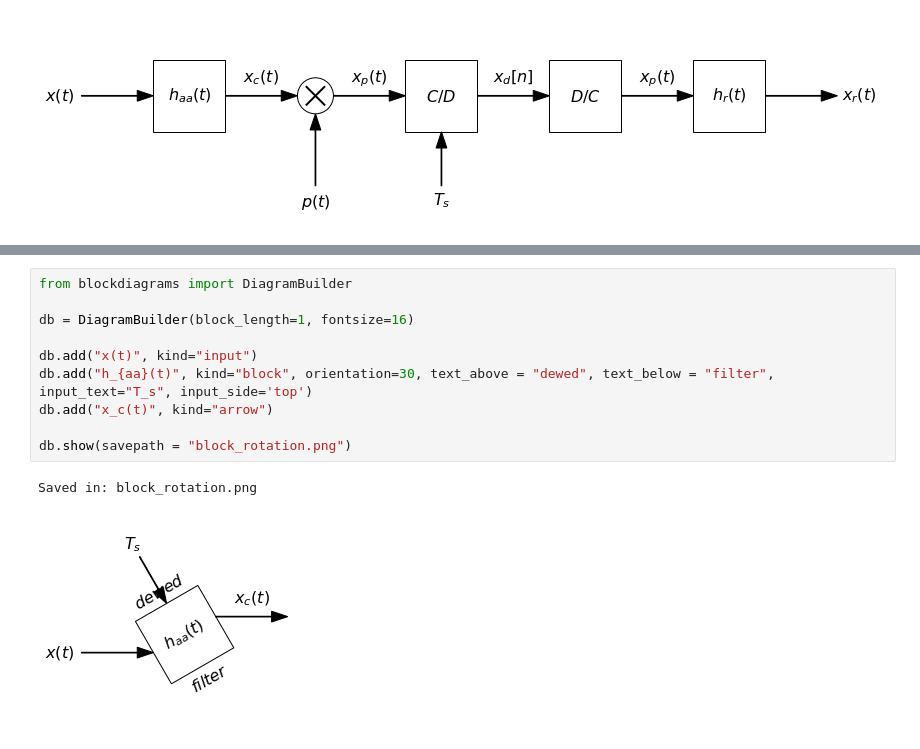
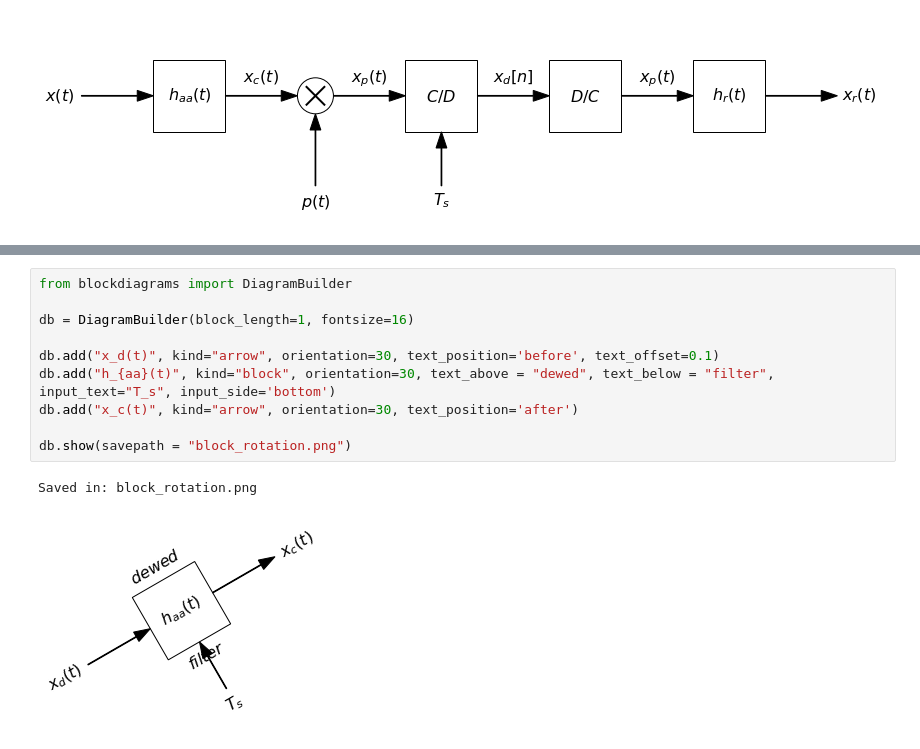
Before and after one commit to miguelmartfern/BlockDiagrams, a Jupyter notebook: diag_examples.ipynb, the cells around one changed output, grey strips where cells are left out. Saved outputs shown, nothing was run; the diff lists cells and outputs as text.

```diff
--- a/diag_examples.ipynb
+++ b/diag_examples.ipynb
@@ -97,13 +97,13 @@ Saved in: diag3.png
 # %%
 from blockdiagrams import DiagramBuilder
 
 db = DiagramBuilder(block_length=1, fontsize=16)
 
-db.add("x(t)", kind="input")
-db.add("h_{aa}(t)", kind="block", orientation=30, text_above = "dewed", text_below = "filter", input_text="T_s", input_side='top')
-db.add("x_c(t)", kind="arrow")
+db.add("x_d(t)", kind="arrow", orientation=30, text_position='before', text_offset=0.1)
+db.add("h_{aa}(t)", kind="block", orientation=30, text_above = "dewed", text_below = "filter", input_text="T_s", input_side='bottom')
+db.add("x_c(t)", kind="arrow", orientation=30, text_position='after')
 
 db.show(savepath = "block_rotation.png")
 # %% [output]
 Saved in: block_rotation.png
-[figure, old version]
+[figure, new version]
```
Also changed, not shown: parts of 2 cells of this notebook, 1 other file.
